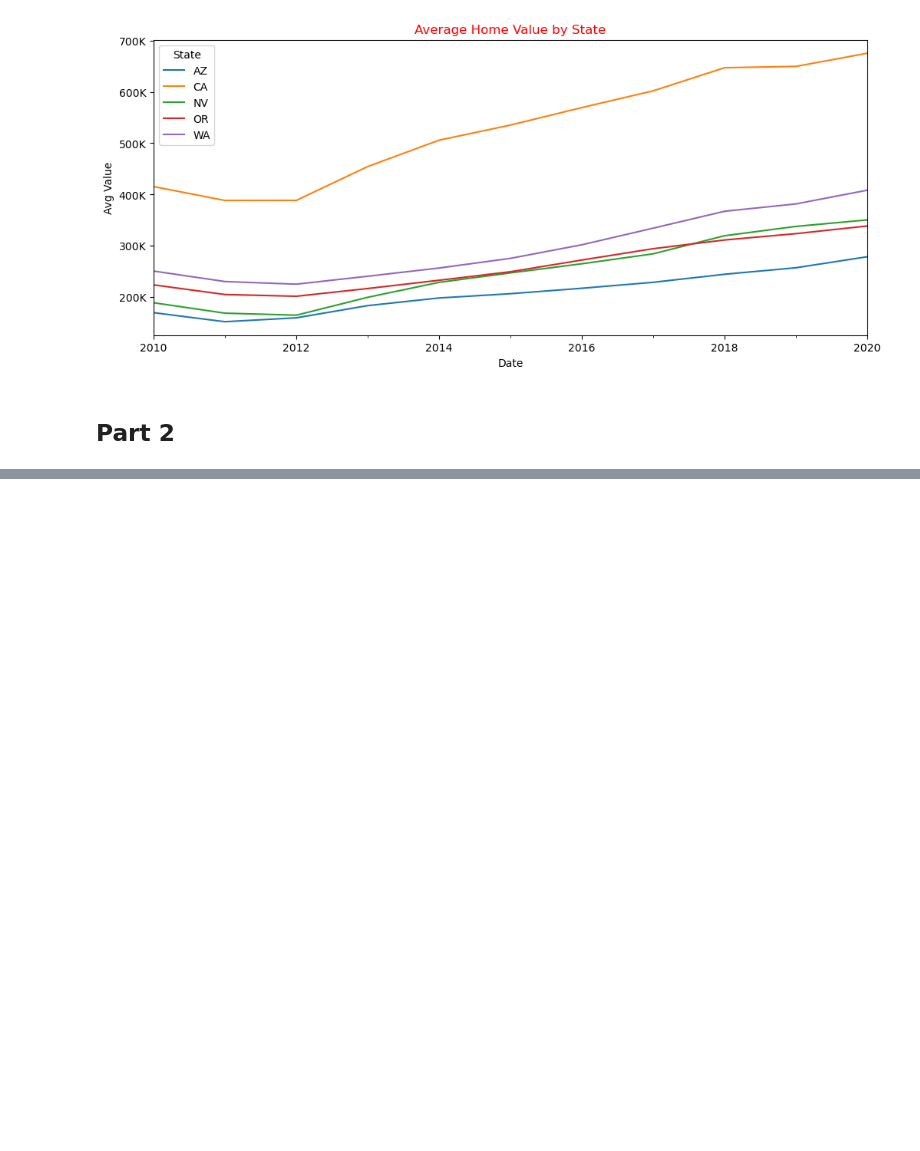
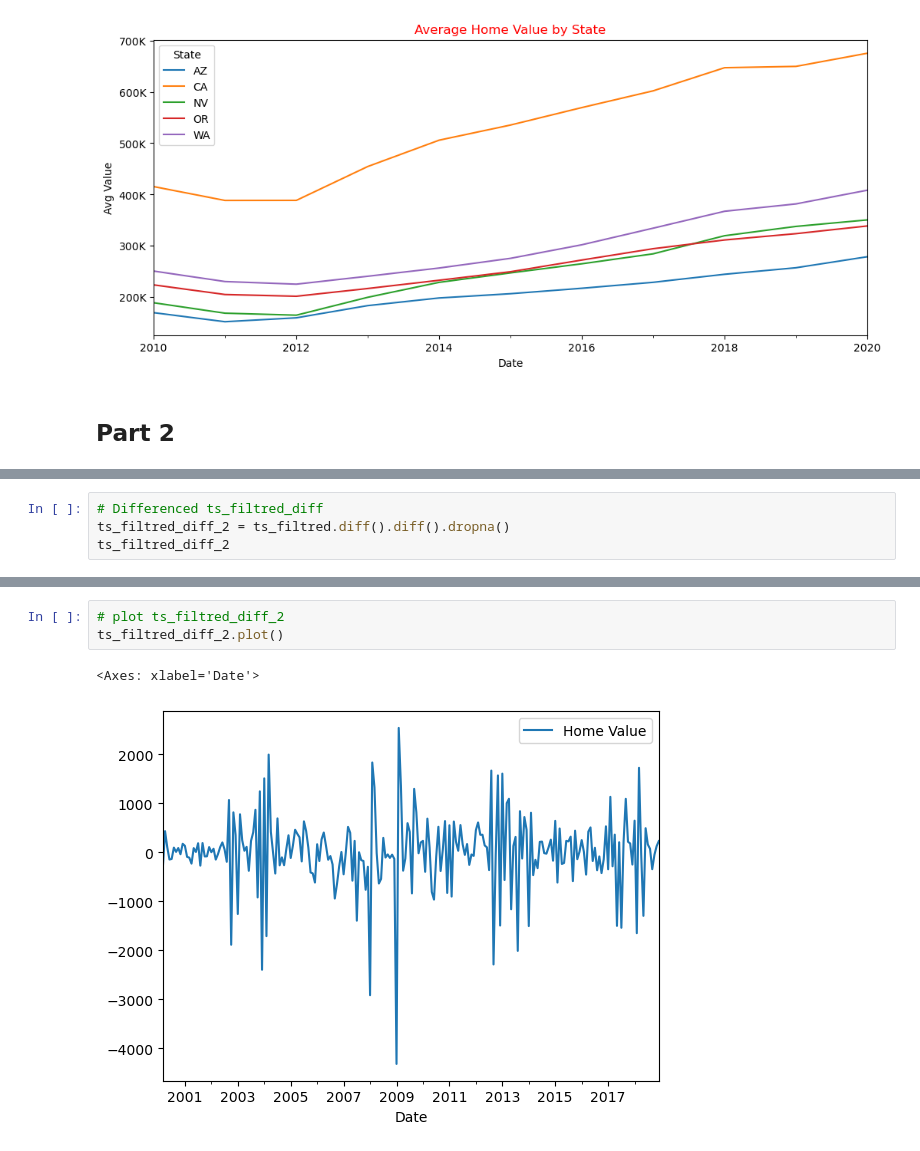
Before and after one commit to zyed79/Time_Series-Vizz_with_Tableau, a Jupyter notebook: Belt_Exam Data_Viz.ipynb, the cells around one changed output, grey strips where cells are left out. Saved outputs shown, nothing was run; the diff lists cells and outputs as text; blank space fills up the shorter version.

```diff
--- a/Belt_Exam Data_Viz.ipynb
+++ b/Belt_Exam Data_Viz.ipynb
@@ -598,0 +558,4 @@ NameError: name 'decomp' is not defined
+# %%
+# Differenced ts_filtred_diff
+ts_filtred_diff_2 = ts_filtred.diff().diff().dropna()
+ts_filtred_diff_2
@@ -598,0 +583,6 @@ NameError: name 'decomp' is not defined
+# %%
+# plot ts_filtred_diff_2
+ts_filtred_diff_2.plot()
+# %% [output]
+<Axes: xlabel='Date'>
+[figure, added]
```
Also changed, not shown: parts of 62 cells of this notebook.
